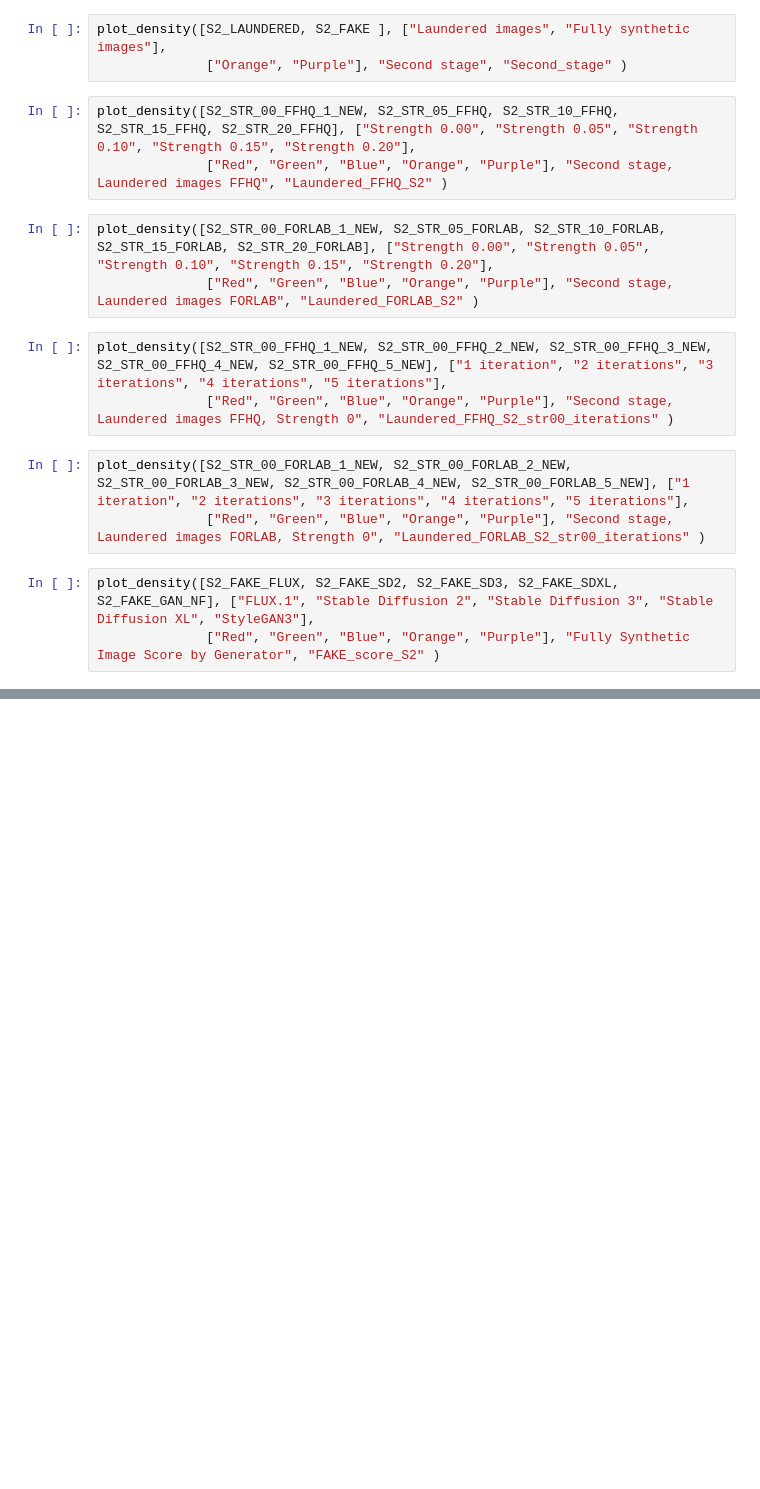
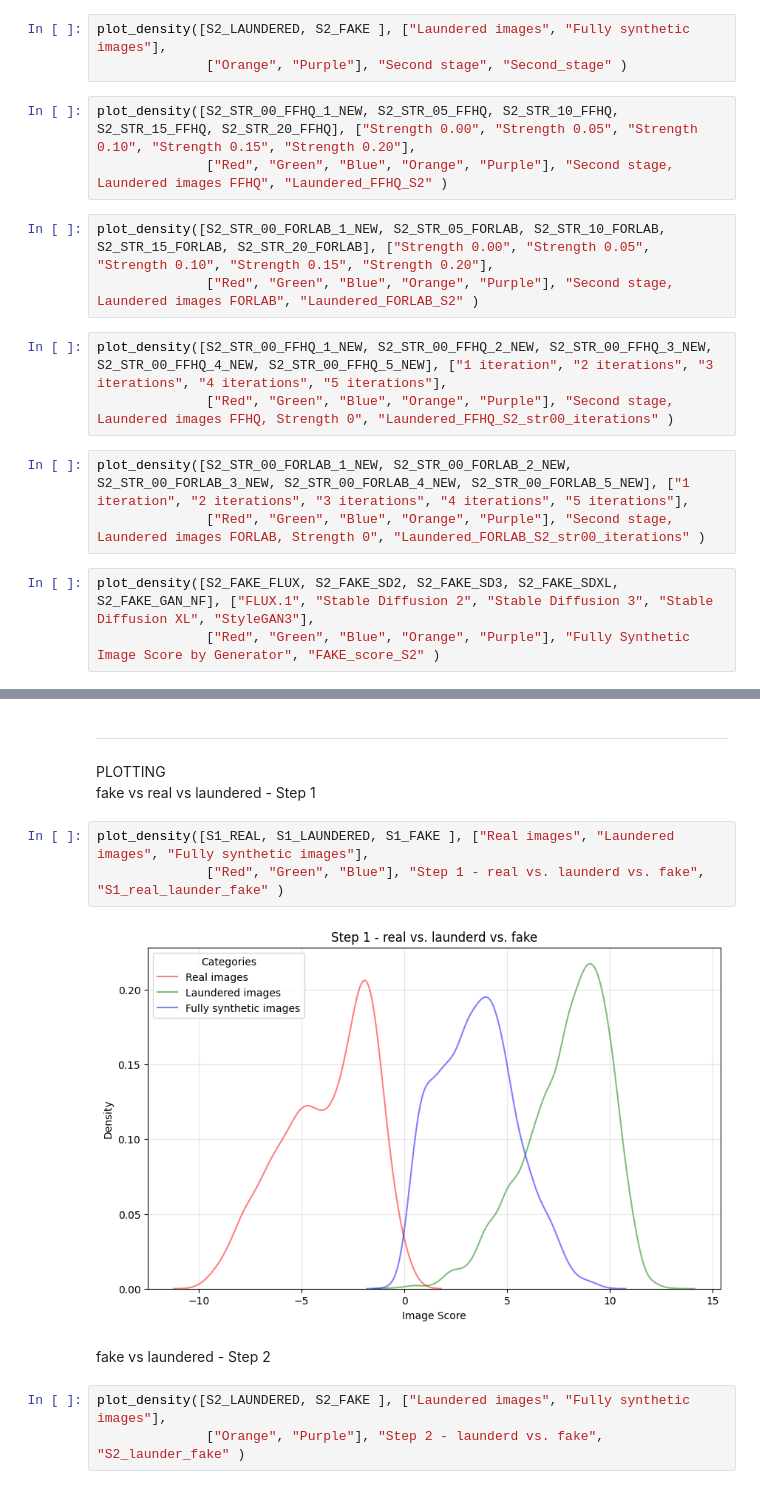
Before and after one commit to mard4/fake-image-detectors, a Jupyter notebook: EXPERIMENTS/plotter.ipynb, the cells around one changed output, grey strips where cells are left out. Drawn from its saved outputs; the diff is of its cells as text; blank space fills up the shorter version.

Commit message:
Init Plotting vari

```diff
--- a/EXPERIMENTS/plotter.ipynb
+++ b/EXPERIMENTS/plotter.ipynb
@@ -370,0 +491,15 @@ S2_STR_20_FORLAB_FLOAT32 =  read_file(["./Pipeline_outputs/Step_2/Laundered/Floa
+# %% [markdown]
+<hr>
+PLOTTING
+
+fake vs real vs laundered - Step 1
+# %%
+plot_density([S1_REAL, S1_LAUNDERED, S1_FAKE ], ["Real images", "Laundered images", "Fully synthetic images"],
+              ["Red", "Green", "Blue"], "Step 1 - real vs. launderd vs. fake", "S1_real_launder_fake" )
+# %% [output]
+[figure, added]
+# %% [markdown]
+fake vs laundered - Step 2
+# %%
+plot_density([S2_LAUNDERED, S2_FAKE ], ["Laundered images", "Fully synthetic images"],
+              ["Orange", "Purple"], "Step 2 - launderd vs. fake", "S2_launder_fake" )
```
Also changed, not shown: parts of 8 cells of this notebook, 7 other files.
